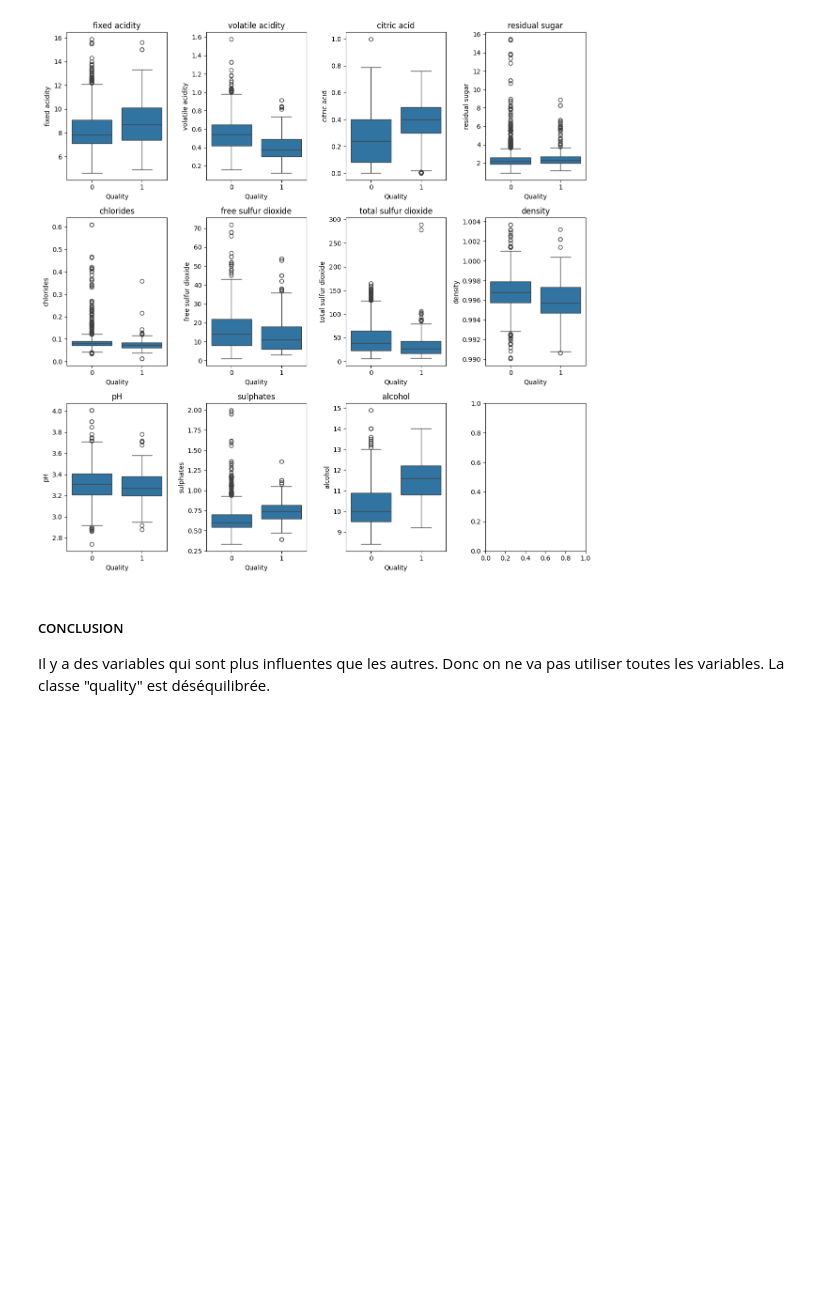
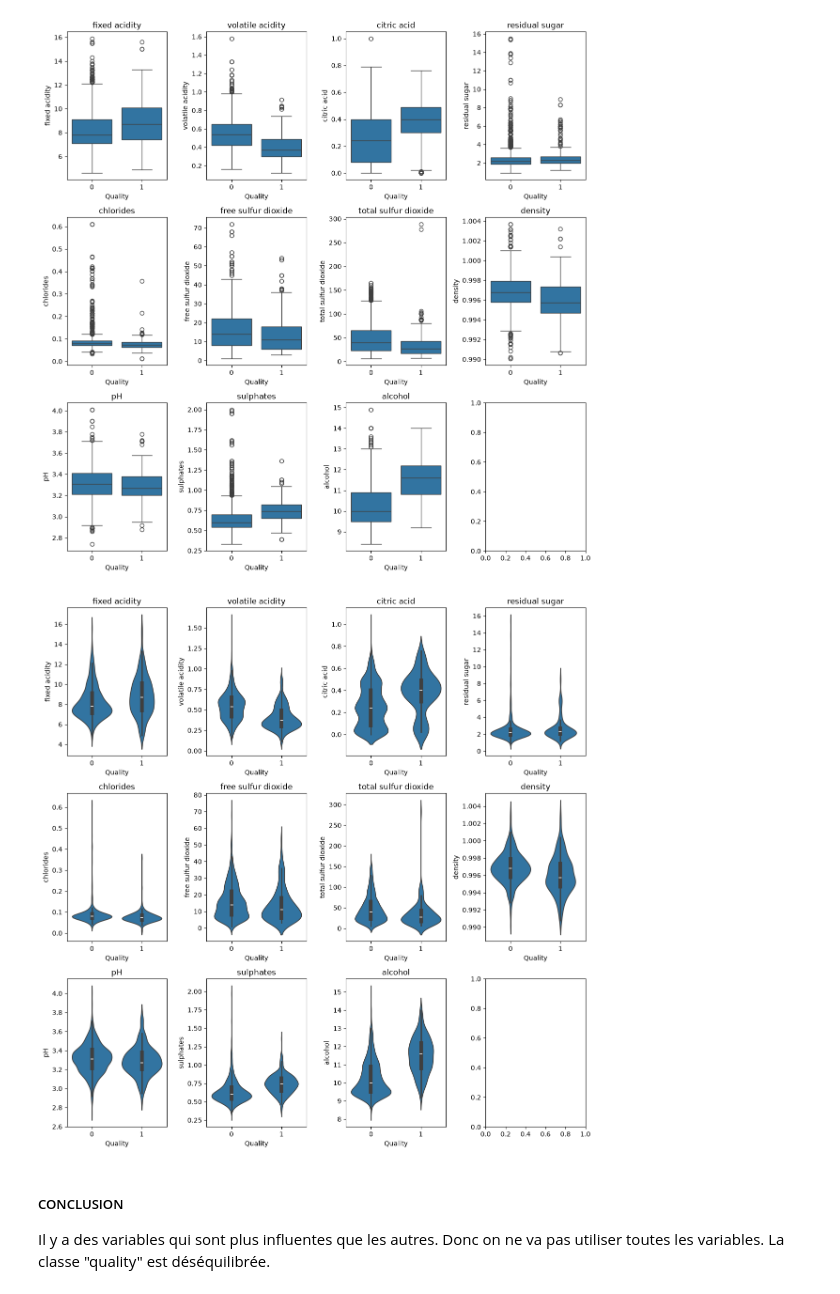
Before and after one commit to mianalaanaelle/Tp2-apprentissage-supervis-, a Jupyter notebook: TP2_vin.ipynb, the cells around one changed output. Saved outputs shown, nothing was run; the diff lists cells and outputs as text; code cells hidden in the pictures; blank space fills up the shorter version.

```diff
--- a/TP2_vin.ipynb
+++ b/TP2_vin.ipynb
@@ -93,6 +93,28 @@ plt.tight_layout()
 plt.show()
 # %% [output]
 [figure]
+# %%
+ncols=4
+nrows=3
+fig, axes = plt.subplots(
+    ncols=ncols,
+    nrows=nrows,
+    figsize=(12, 4 * nrows)
+)
+
+for ax, variable in zip(axes.flatten(), var_exp):
+    sns.violinplot(data=data,
+     x="quality",
+     y=variable,
+     ax=ax)
+    ax.set_title(f"{variable}")
+    ax.set_xlabel("Quality")
+    ax.set_ylabel(variable)
+
+plt.tight_layout()
+plt.show()
+# %% [output]
+[figure, added]
 # %% [markdown]
 ##### CONCLUSION
 Il y a des variables qui sont plus influentes que les autres. Donc on ne va pas utiliser toutes les variables.
```
Also changed, not shown: parts of 10 cells of this notebook.
